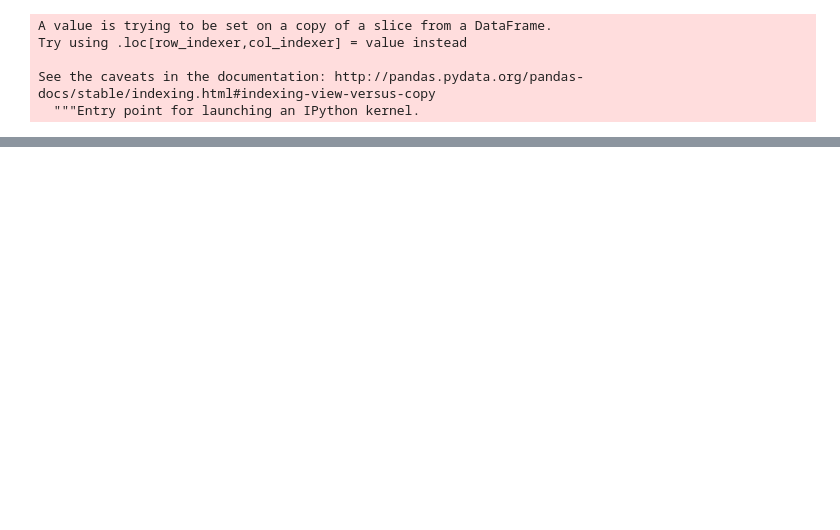
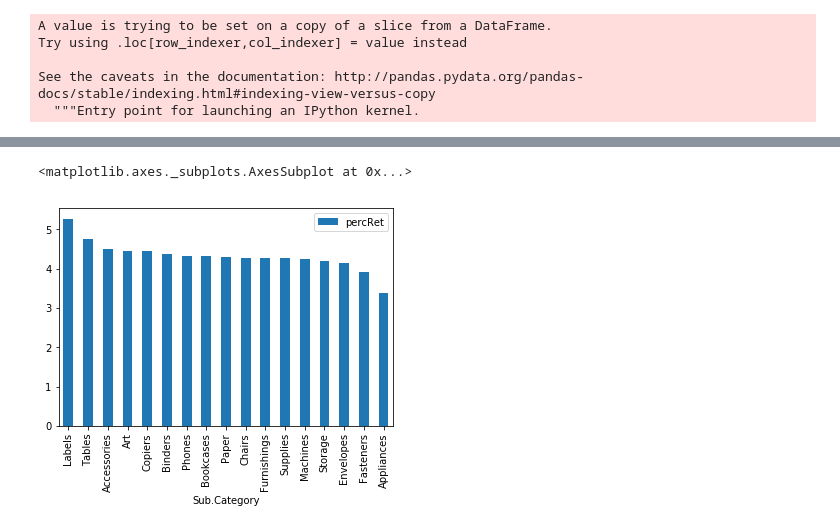
Before and after one commit to ekama0731/Machine-Lab, a Jupyter notebook: Gelly_ML_Lab.ipynb, the cells around one changed output, grey strips where cells are left out. Drawn from its saved outputs; the diff is of its cells as text; code cells hidden in the pictures; blank space fills up the shorter version.

```diff
--- a/Gelly_ML_Lab.ipynb
+++ b/Gelly_ML_Lab.ipynb
@@ -181,0 +202,22 @@ len(set(returned['Customer.Name']))
+# %%
+full_catRet = pd.DataFrame(full_catRet).reset_index()
+ret_catRet = pd.DataFrame(ret_catRet).reset_index()
+# %%
+# rename cols before merge
+ret_catRet=ret_catRet.rename(columns = {0:'returns'})
+full_catRet=full_catRet.rename(columns = {0:'ordersFull'})
+# %%
+# merge
+full1 = pd.merge(full_catRet, ret_catRet, how = 'left', on = 'Sub.Category')
+# %%
+# calc percent return column
+full1['percRet'] = full1.returns / full1.ordersFull *100
+# %%
+# plot
+x1 = full1[['percRet', 'Sub.Category']]
+y1 = pd.DataFrame.drop_duplicates(x1)
+y1 =y1.set_index('Sub.Category')
+y1.sort_values('percRet', ascending=False)[['percRet']].plot.bar(stacked=True, rot=90)
+# %% [output]
+<matplotlib.axes._subplots.AxesSubplot at 0x...>
+[figure, added]
```
Also changed, not shown: parts of 25 cells of this notebook.
